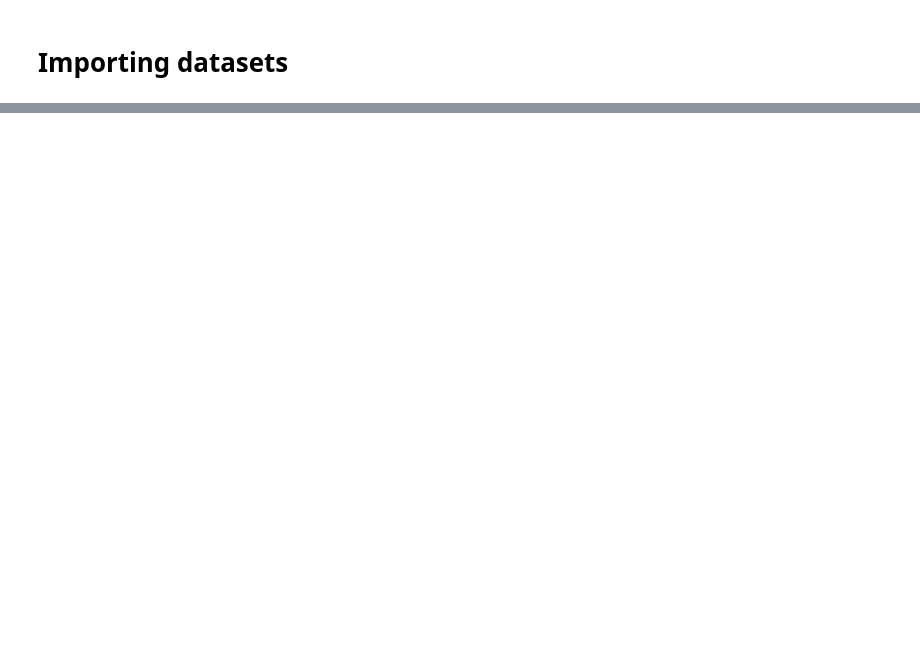
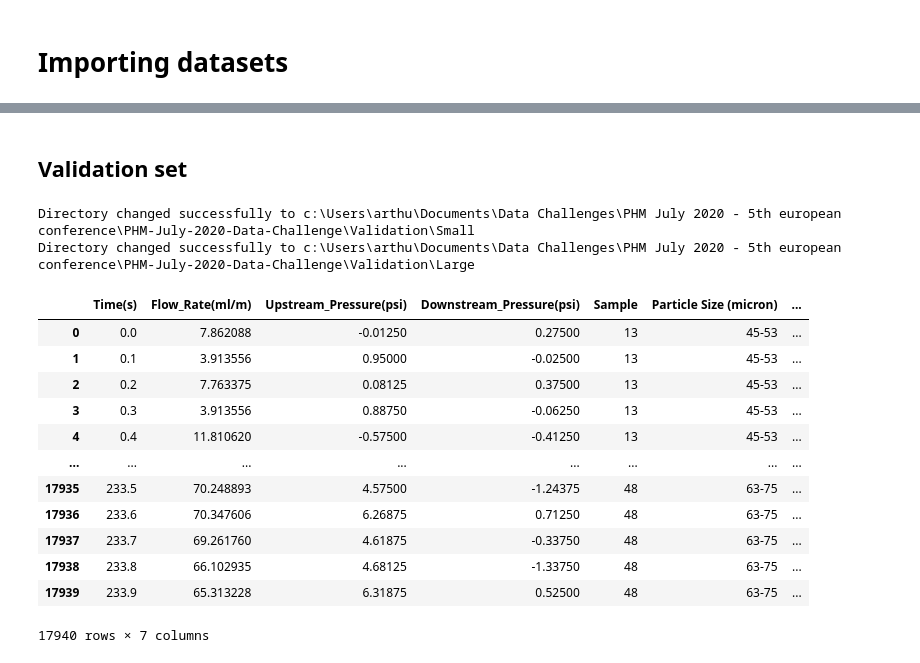
Before and after one commit to pirao/PHM-July-2020-Data-Challenge, a Jupyter notebook: Preprocessing.ipynb, the cells around one changed output, grey strips where cells are left out. Cells and saved outputs as stored; diff of their text form; code cells hidden in the pictures; blank space fills up the shorter version.

```diff
--- a/Preprocessing.ipynb
+++ b/Preprocessing.ipynb
@@ -88,2 +90,21 @@ The main components applied to construct this experimental rig are the following
 # %% [markdown]
 # Importing datasets
+# %%
+def read_excel_files(rel_path,initial_index):
+    path = os.getcwd()
+    os.chdir(path + rel_path) # Change directory to the folder containing the excel sheets
+    new_path = os.getcwd()
+    print("Directory changed successfully to", new_path)
+
+    csv_files = glob.glob(os.path.join(new_path,"*.csv")) # List of all .csv files
+    df = pd.DataFrame() # Creating empty dataframe to save all files
+
+    for idx,file in enumerate(csv_files):
+        sample_number = initial_index + idx
+
+        aux = pd.read_csv(file)
+        aux['Sample'] = sample_number
+        df = df.append(aux,ignore_index=True)
+
+    os.chdir(path)
+    return df
@@ -89,0 +204,26 @@ The main components applied to construct this experimental rig are the following
+# %% [markdown]
+## Validation set
+# %%
+df_small = read_excel_files(rel_path='\Validation\Small',initial_index=13)
+df_large = read_excel_files(rel_path='\Validation\Large',initial_index=45)
+df_op = pd.read_excel('Validation/Validation Operation Profiles of Samples.xlsx')
+
+df_val = pd.concat([df_small,df_large],axis=0,ignore_index=True)
+df_val_joined = pd.DataFrame(df_val.join(df_op.set_index('Sample'),on='Sample'))
+df_val_joined
+# %% [output]
+Directory changed successfully to c:\Users\arthu\Documents\Data Challenges\PHM July 2020 - 5th european conference\PHM-July-2020-Data-Challenge\Validation\Small
+Directory changed successfully to c:\Users\arthu\Documents\Data Challenges\PHM July 2020 - 5th european conference\PHM-July-2020-Data-Challenge\Validation\Large
+|  | Time(s) | Flow_Rate(ml/m) | Upstream_Pressure(psi) | Downstream_Pressure(psi) | Sample | Particle Size (micron) | ... |
+| 0 | 0.0 | 7.862088 | -0.01250 | 0.27500 | 13 | 45-53 | ... |
+| 1 | 0.1 | 3.913556 | 0.95000 | -0.02500 | 13 | 45-53 | ... |
+| 2 | 0.2 | 7.763375 | 0.08125 | 0.37500 | 13 | 45-53 | ... |
+| 3 | 0.3 | 3.913556 | 0.88750 | -0.06250 | 13 | 45-53 | ... |
+| 4 | 0.4 | 11.810620 | -0.57500 | -0.41250 | 13 | 45-53 | ... |
+| ... | ... | ... | ... | ... | ... | ... | ... |
+| 17935 | 233.5 | 70.248893 | 4.57500 | -1.24375 | 48 | 63-75 | ... |
+| 17936 | 233.6 | 70.347606 | 6.26875 | 0.71250 | 48 | 63-75 | ... |
+| 17937 | 233.7 | 69.261760 | 4.61875 | -0.33750 | 48 | 63-75 | ... |
+| 17938 | 233.8 | 66.102935 | 4.68125 | -1.33750 | 48 | 63-75 | ... |
+| 17939 | 233.9 | 65.313228 | 6.31875 | 0.52500 | 48 | 63-75 | ... |
+17940 rows × 7 columns
```
Also changed, not shown: parts of 15 cells of this notebook, 2 other files.
